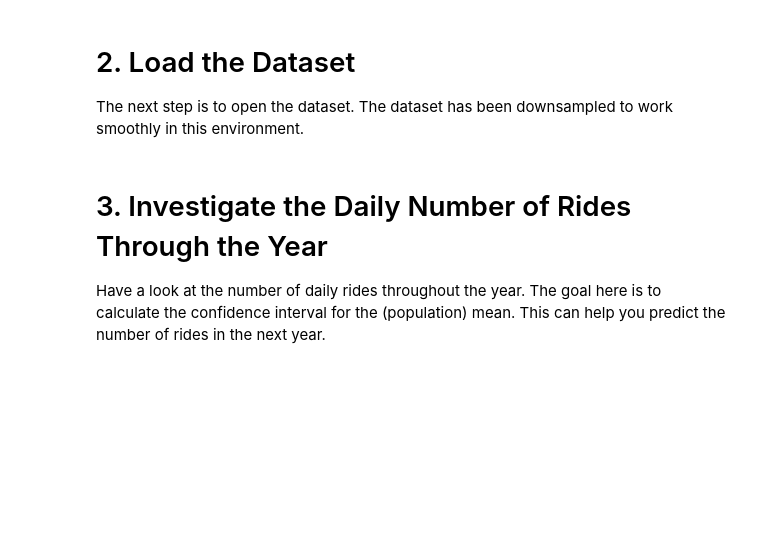
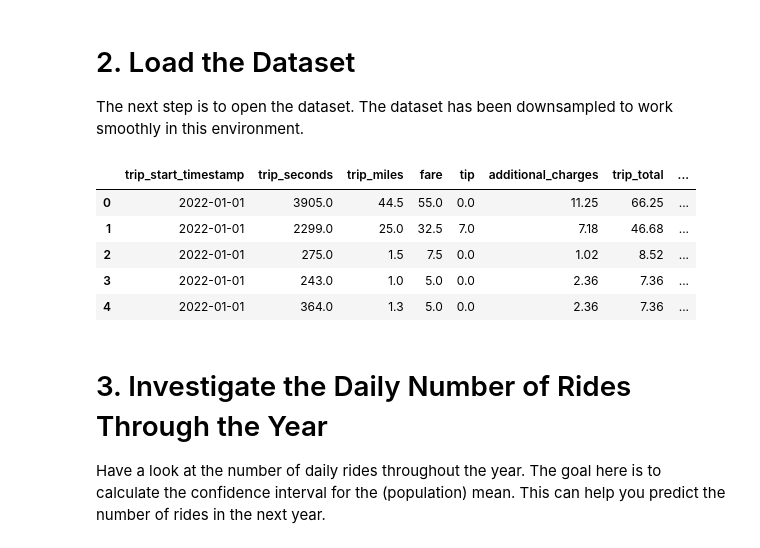
Before and after one commit to drclab/drclab.github.io, a Jupyter notebook: content/ipynb/Rideshare_Project_Week4.ipynb, the cells around one changed output. Cells and saved outputs as stored; diff of their text form; code cells hidden in the pictures; blank space fills up the shorter version.

```diff
--- a/content/ipynb/Rideshare_Project_Week4.ipynb
+++ b/content/ipynb/Rideshare_Project_Week4.ipynb
@@ -26,10 +26,17 @@ The next step is to open the dataset. The dataset has been downsampled to work s
 # %%
 # Open the dataset
 # Note the parse_dates parameter, which automatically saves the given columns as dates.
-df = pd.read_csv("data/rideshare_2022_cleaned.csv", parse_dates=['trip_start_timestamp', 'date'])
+df = pd.read_csv("./rideshare_2022_cleaned.csv", parse_dates=['trip_start_timestamp', 'date'])
 
 # Show the first few lines of the dataset
 df.head()
+# %% [output]
+|  | trip_start_timestamp | trip_seconds | trip_miles | fare | tip | additional_charges | trip_total | ... |
+| 0 | 2022-01-01 | 3905.0 | 44.5 | 55.0 | 0.0 | 11.25 | 66.25 | ... |
+| 1 | 2022-01-01 | 2299.0 | 25.0 | 32.5 | 7.0 | 7.18 | 46.68 | ... |
+| 2 | 2022-01-01 | 275.0 | 1.5 | 7.5 | 0.0 | 1.02 | 8.52 | ... |
+| 3 | 2022-01-01 | 243.0 | 1.0 | 5.0 | 0.0 | 2.36 | 7.36 | ... |
+| 4 | 2022-01-01 | 364.0 | 1.3 | 5.0 | 0.0 | 2.36 | 7.36 | ... |
 # %% [markdown]
 # 3. Investigate the Daily Number of Rides Through the Year
 
```
Also changed, not shown: parts of 15 cells of this notebook, 7 other files.
